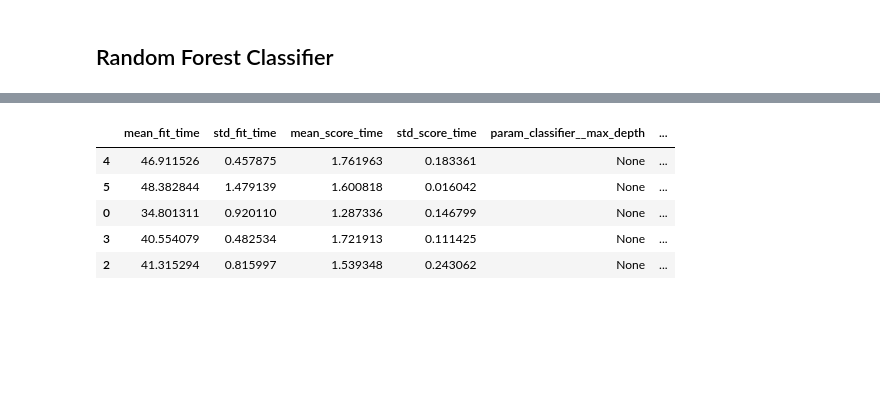
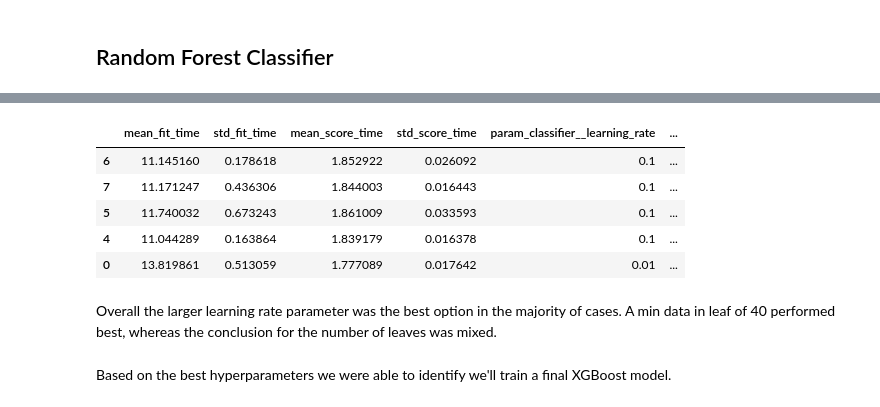
Before and after one commit to jackvandeleuv/music_analysis, a Jupyter notebook: predict_genre.ipynb, the cells around one changed output, grey strips where cells are left out. Cells and saved outputs as stored; diff of their text form; code cells hidden in the pictures; blank space fills up the shorter version.

Commit message:
Switched to LightGBM for final model

```diff
--- a/predict_genre.ipynb
+++ b/predict_genre.ipynb
@@ -493,39 +916,38 @@ We'll also try some parameters to prevent overfitting, including max_depth, whic
 # %%
 start = time.time()
 
-# Define the pipeline
+# Create a pipeline with RobustScaler and LGBMClassifier
 pipe = Pipeline([
     ('scaler', RobustScaler()),
-    ('classifier', RandomForestClassifier(random_state=seed,
-                                          max_features='sqrt'
-                                          ))
-    ])
+    ('classifier', lgb.LGBMClassifier(random_state=seed,
+                                      max_depth=5,
+                                      n_estimators=150
+                                      ))
+])
 
-# Define the parameter grid
+# Define the parameter search space for GridSearchCV
 param_grid = {
-    'scaler': [RobustScaler(), MaxAbsScaler()],
-    'classifier__n_estimators': [100, 150, 200],
-    'classifier__max_depth': [None, 30],
-    'classifier__min_samples_split': [2, 10]
+    'classifier__num_leaves': [31, 50],
+    'classifier__min_data_in_leaf': [20, 40],
+    'classifier__learning_rate': [.01, .1]
 }
 
 # Initialize the GridSearchCV
-forest_grid = GridSearchCV(pipe, param_grid, cv=5)
-forest_grid.fit(X_train_smote, y_train_smote)
+lgbm_grid = GridSearchCV(pipe, param_grid, cv=5)
+lgbm_grid.fit(X_train_smote, y_train_smote)
 
 # Print the best parameters and the corresponding score
-print("Best parameters found: ", forest_grid.best_params_)
-print("Best score found: ", forest_grid.best_score_)
+print("Best parameters found: ", lgbm_grid.best_params_)
+print("Best score found: ", lgbm_grid.best_score_)
 
 # Predict using the best estimator
-forest_pred = forest_grid.predict(X_test)
+lgbm_pred = lgbm_grid.predict(X_test)
 
 # Inverse transform the labels to get their real names
-y_test_real_names = genre_encoder.inverse_transform(y_test)
-forest_pred_real_names = genre_encoder.inverse_transform(forest_pred)
+lgbm_pred_real_names = genre_encoder.inverse_transform(lgbm_pred)
 
 # Print the classification report
-report_str = classification_report(y_test_real_names, forest_pred_real_names)
+report_str = classification_report(y_test_real_names, lgbm_pred_real_names)
 for line in report_str.split('\n'):
     print(line)
 
@@ -555,11 +974,19 @@ Time to run: 4784.3
 # %%
-forest_results = pd.DataFrame(forest_grid.cv_results_)
-forest_results.to_csv('forest_results.csv', index=False, encoding='utf-8')
-forest_results.sort_values(by='mean_test_score', ascending=False).head(5)
+lgmb_results = pd.DataFrame(lgbm_grid.cv_results_)
+
+# Store for future analysis.
+lgmb_results.to_csv('lgbm_results.csv', index=False, encoding='utf-8')
+
+# Display the best-performing combiantions.
+lgmb_results.sort_values(by='mean_test_score', ascending=False).head(5)
 # %% [output]
-|  | mean_fit_time | std_fit_time | mean_score_time | std_score_time | param_classifier__max_depth | ... |
-| 4 | 46.911526 | 0.457875 | 1.761963 | 0.183361 | None | ... |
-| 5 | 48.382844 | 1.479139 | 1.600818 | 0.016042 | None | ... |
-| 0 | 34.801311 | 0.920110 | 1.287336 | 0.146799 | None | ... |
-| 3 | 40.554079 | 0.482534 | 1.721913 | 0.111425 | None | ... |
-| 2 | 41.315294 | 0.815997 | 1.539348 | 0.243062 | None | ... |
+|  | mean_fit_time | std_fit_time | mean_score_time | std_score_time | param_classifier__learning_rate | ... |
+| 6 | 11.145160 | 0.178618 | 1.852922 | 0.026092 | 0.1 | ... |
+| 7 | 11.171247 | 0.436306 | 1.844003 | 0.016443 | 0.1 | ... |
+| 5 | 11.740032 | 0.673243 | 1.861009 | 0.033593 | 0.1 | ... |
+| 4 | 11.044289 | 0.163864 | 1.839179 | 0.016378 | 0.1 | ... |
+| 0 | 13.819861 | 0.513059 | 1.777089 | 0.017642 | 0.01 | ... |
+# %% [markdown]
+Overall the larger learning rate parameter was the best option in the majority of cases. A min data in leaf of 40 performed best, whereas the conclusion for the number of leaves was mixed.
+# %% [markdown]
+Based on the best hyperparameters we were able to identify we'll train a final XGBoost model.
```
Also changed, not shown: parts of 96 cells of this notebook.
